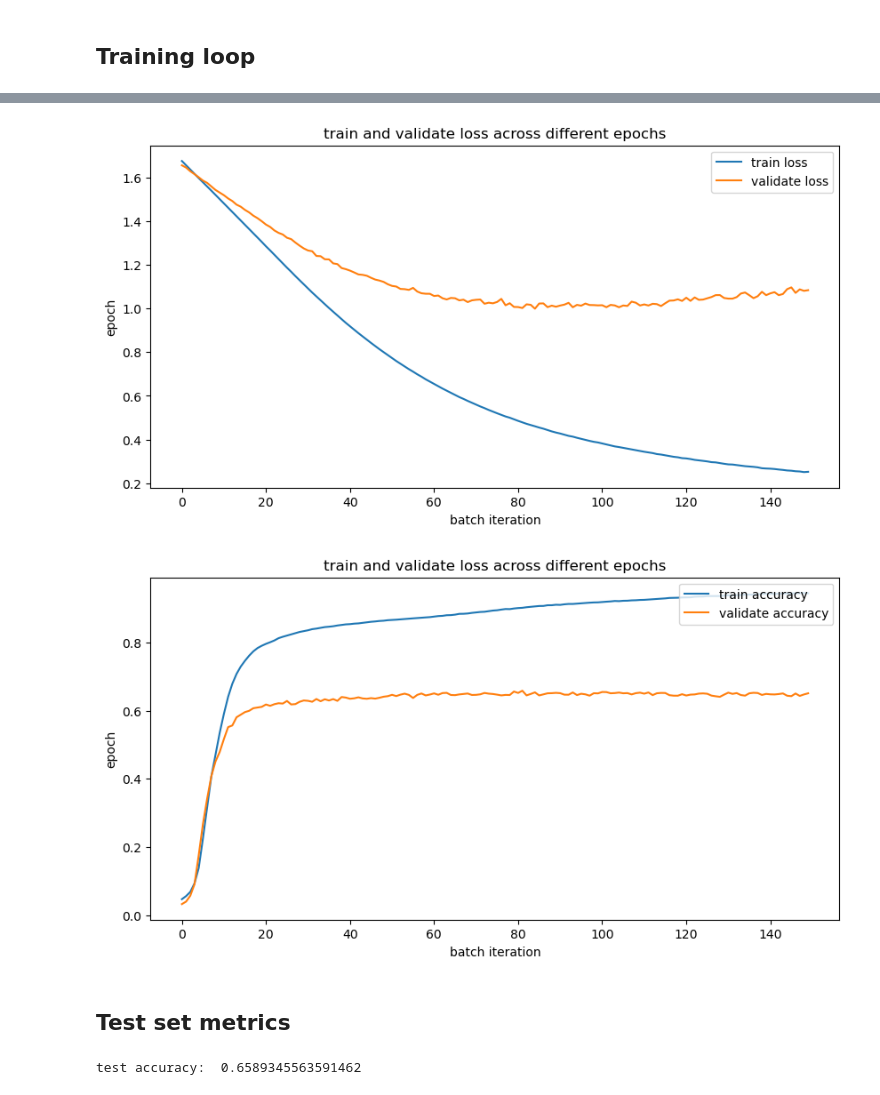
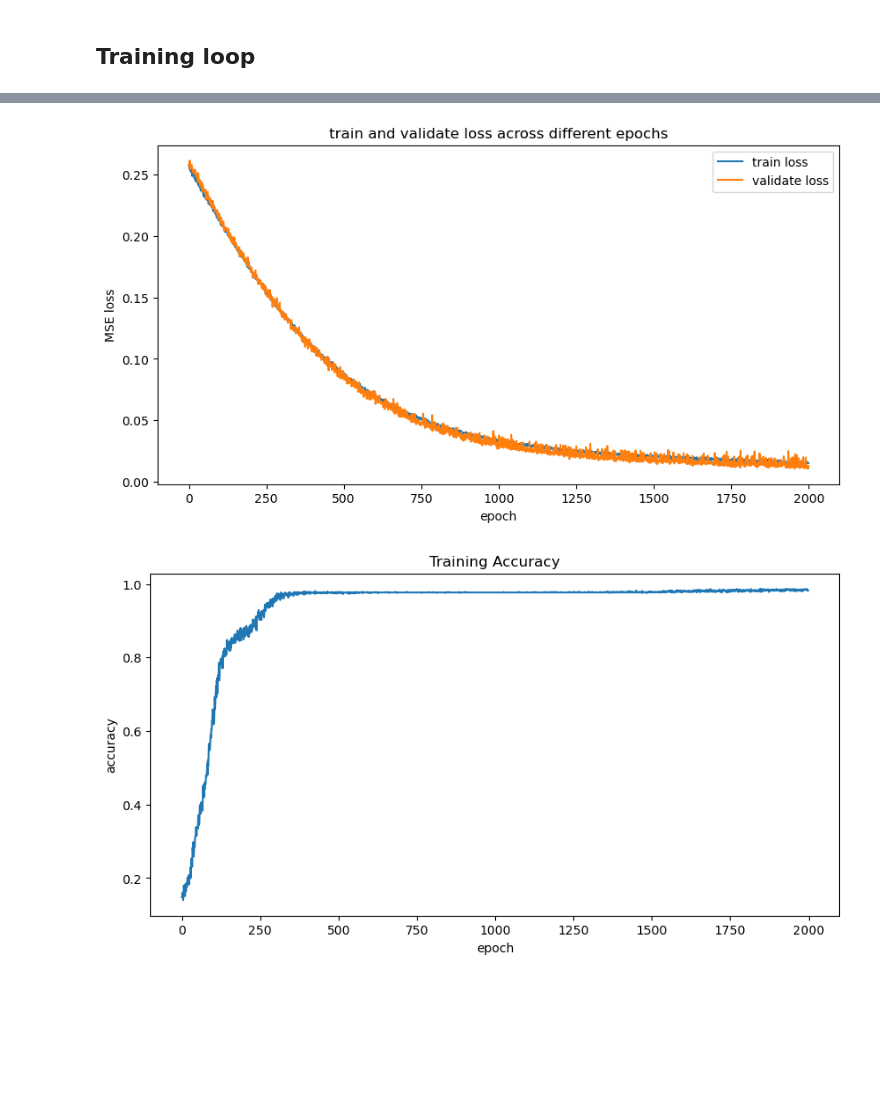
Before and after one commit to yunfanY-bot/C2_Detection, a Jupyter notebook: models/NN.ipynb, the cells around one changed output, grey strips where cells are left out. Drawn from its saved outputs; the diff is of its cells as text; code cells hidden in the pictures; blank space fills up the shorter version.

```diff
--- a/models/NN.ipynb
+++ b/models/NN.ipynb
@@ -247,13 +280,14 @@ class myMultiLayerPerceptron(nn.Module):
             nn.Tanh(),
             nn.Linear(50,20),
             nn.Tanh(),
-            nn.Linear(20,output_dim)
+            nn.Linear(20,output_dim),
+            nn.Sigmoid()
         )
     def forward(self,x):
         y = self.sequential(x)
         return y
 
-model1 = myMultiLayerPerceptron(113,5)
+model1 = myMultiLayerPerceptron(77,1)
 print(model1)
 # %% [output]
 myMultiLayerPerceptron(
@@ -274,15 +309,16 @@ myMultiLayerPerceptron(
 from matplotlib.backends.backend_agg import FigureCanvasAgg as FigureCanvas
 from matplotlib.figure import Figure
 
-mymodel = myMultiLayerPerceptron(113,5) # creating a model instance with input dimension 1
+mymodel = myMultiLayerPerceptron(77,1) # creating a model instance with input dimension 1
 
 best_model = mymodel
 max_val_acc = 0
 
 # Three hyper parameters for training
 lr = 0.000001
-batch_size = 200
-N_epochs = 150
+batch_size = 32
+N_epochs = 2000
+loss_fun = nn.MSELoss()
 
 # Create dataloaders for training and validation
 train_dataloader = DataLoader(train_set, batch_size = batch_size, shuffle = True)
@@ -294,8 +330,7 @@ optimizer = torch.optim.Adam(mymodel.parameters(), lr = lr) # this line creates
 training_losses = [] # training losses of each epoch
 validate_losses = [] # validation losses of each epoch
 training_losses_all = [] # training losses of each SGD iteration
-val_acc = []
-tr_acc = []
+train_acc_list = [] # training accuracy of each epoch
 
 gd_steps = 0
 N_batches = len(train_dataloader)
@@ -305,15 +340,13 @@ for epoch in range(N_epochs):
     batch_loss = []
     train_acc = []
     for batch_id, (x_batch, y_batch) in enumerate(train_dataloader):
-
         optimizer.zero_grad()
 
         # pass input data to get the prediction outputs by the current model
         prediction = mymodel(x_batch)
-        train_acc.append(np.mean(np.argmax(prediction.detach().numpy(), axis=1) == np.argmax(y_batch.detach().numpy(), axis=1)))
 
         # compare prediction and the actual output and compute the loss
-        loss = torch.nn.functional.cross_entropy(prediction, y_batch)
+        loss = loss_fun(prediction, y_batch)
         batch_loss.append(loss.detach().numpy())
         training_losses_all.append(loss.detach().numpy())
 
@@ -321,7 +354,12 @@ for epoch in range(N_epochs):
         loss.backward()
         # update parameters
         optimizer.step()
-
+    # calculate the training accuracy
+    pred = mymodel(x_train)
+    pred = pred.detach().numpy()
+    pred = np.round(pred)
+    train_acc = np.mean(pred == y_train.numpy())
+    train_acc_list.append(train_acc)
 
     # Calculate Validation Loss
     validate_batch_loss = []
@@ -330,33 +368,22 @@ for epoch in range(N_epochs):
         # pass input data to get the prediction outputs by the current model
         prediction = mymodel(x_batch)
         # compare prediction and the actual output and compute the loss
-        loss = torch.nn.functional.cross_entropy(prediction, y_batch)
+        loss = loss_fun(prediction, y_batch)
         validate_batch_loss.append(loss.detach().numpy())
 
 
         pred = mymodel(x_batch)
         pred = pred.detach().numpy()
         pred = np.argmax(pred, axis=1)
-        # print accuracy
-        validate_acc.append(np.mean(pred == np.argmax(y_batch.detach().numpy(), axis=1)))
+
 
     cur_val_loss=np.mean(np.array(validate_batch_loss))
     cur_epoch_loss = np.mean(np.array(batch_loss))
-    avg_acc = np.mean(np.array(validate_acc))
-    avg_train_acc = np.mean(np.array(train_acc))
 
     validate_losses.append(cur_val_loss)
     training_losses.append(cur_epoch_loss)
-    val_acc.append(avg_acc)
-    tr_acc.append(avg_train_acc)
-
-    if avg_acc > max_val_acc:
-        max_val_acc = avg_acc
-        best_model = mymodel
 
     print("Training Loss: ", cur_epoch_loss)
     print("Validation Loss: ", cur_val_loss)
-    print("Validation Accuracy: ", avg_acc)
-    print("Training Accuracy: ", avg_train_acc)
 # %% [output]
 Epoch:  0
@@ -394,35 +421,21 @@ plt.show()
 # %%
 plt.figure(figsize=(10, 5))
 plt.plot(training_losses)
 plt.plot(validate_losses)
 plt.title('train and validate loss across different epochs')
-plt.xlabel('batch iteration')
-plt.ylabel('epoch')
+plt.xlabel('epoch')
+plt.ylabel('MSE loss')
 plt.legend(['train loss', 'validate loss'], loc='upper right')
 plt.show()
 # %% [output]
-[figure, old version]
+[figure, new version]
 # %%
+# plot the training accuracy
 plt.figure(figsize=(10, 5))
-plt.plot(tr_acc)
-plt.plot(val_acc)
-
-plt.title('train and validate loss across different epochs')
-plt.xlabel('batch iteration')
-plt.ylabel('epoch')
-plt.legend(['train accuracy', 'validate accuracy'], loc='upper right')
-
+plt.plot(train_acc_list)
+plt.title('Training Accuracy')
+plt.xlabel('epoch')
+plt.ylabel('accuracy')
 plt.show()
 # %% [output]
-[figure, old version]
+[figure, new version]
-# %% [markdown]
-## Test set metrics
-# %%
-pred = best_model(x_test)
-pred = pred.detach().numpy()
-
-pred = np.argmax(pred, axis=1)
-# print accuracy
-print("test accuracy: ", np.mean(pred == np.argmax(y_test.detach().numpy(), axis=1)))
-# %% [output]
-test accuracy:  0.6589345563591462
```
Also changed, not shown: parts of 21 cells of this notebook, 3 other files.
